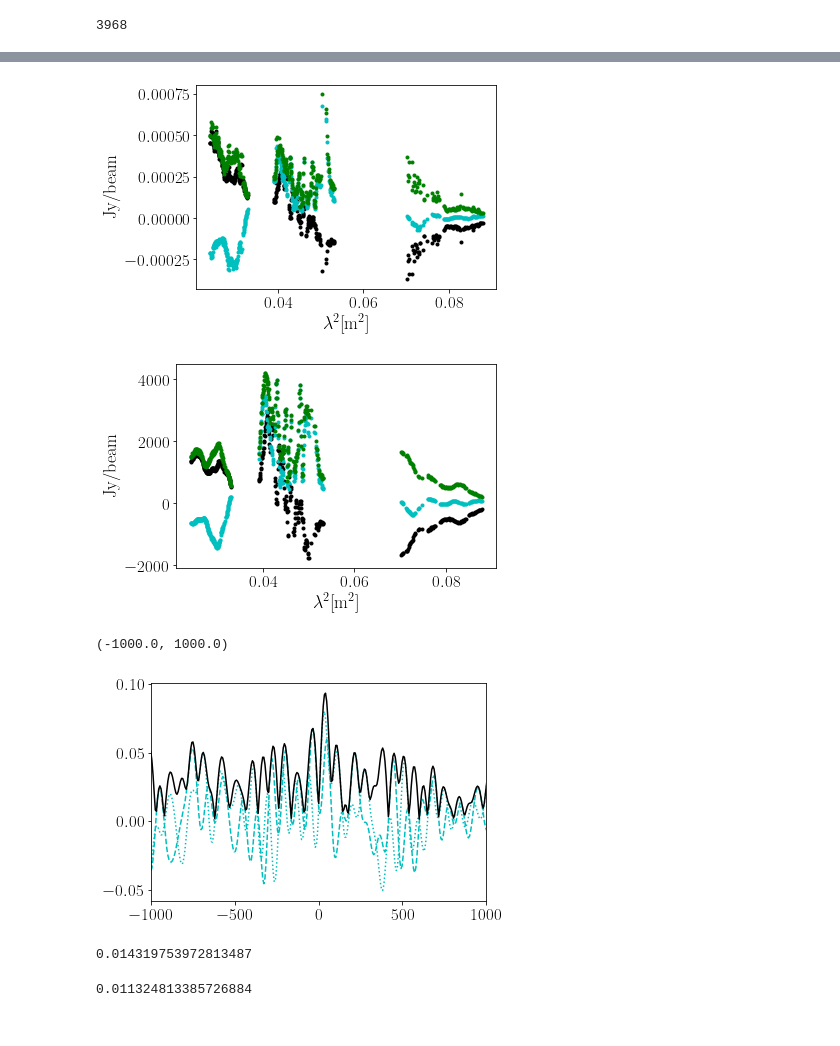
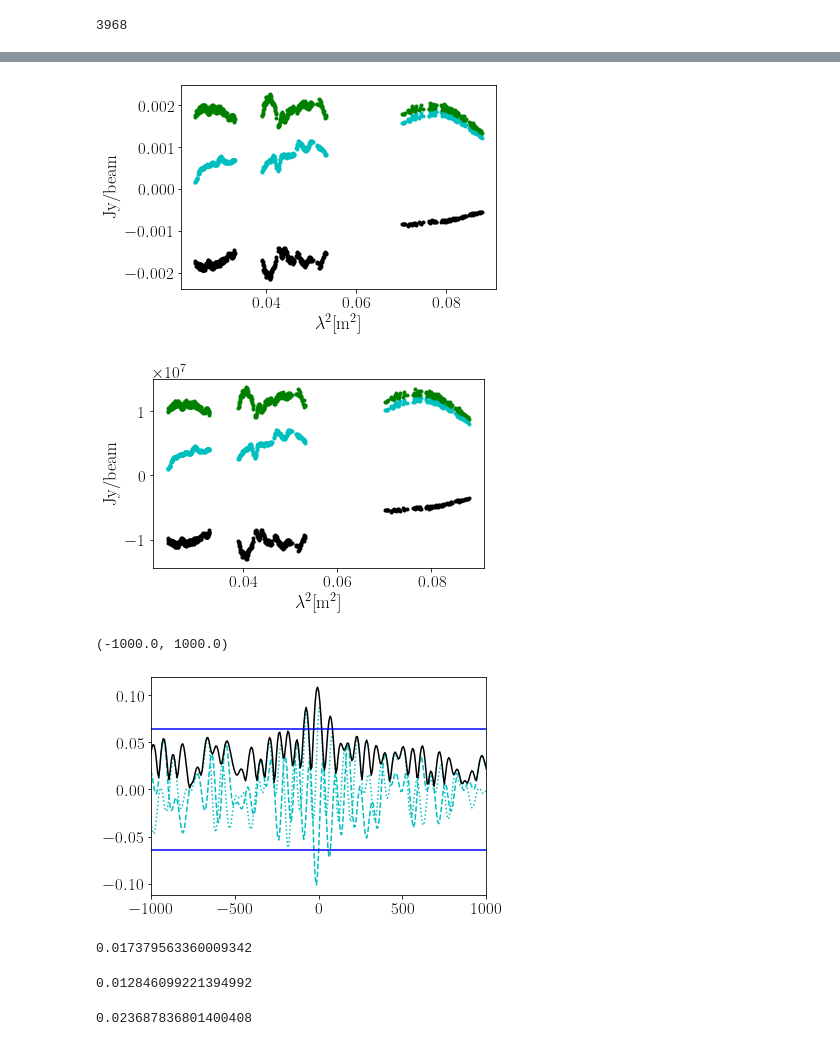
Before and after one commit to miguelcarcamov/csromer, a Jupyter notebook: sandboxes/test_LOS.ipynb, the cells around one changed output, grey strips where cells are left out. Saved outputs shown, nothing was run; the diff lists cells and outputs as text; code cells hidden in the pictures.

```diff
--- a/sandboxes/test_LOS.ipynb
+++ b/sandboxes/test_LOS.ipynb
@@ -61,10 +63,10 @@ spc_idx_name = "/home/miguel/Documents/datasets/A1314_JVLA/mfs/alpha.fits"
 hdul_alpha = fits.open(spc_idx_name, memmap=True)
 # %%
 # Get LOS
-title = "IC712 "
+title = "IC708 "
 #coord = SkyCoord(ra=173.498*un.deg, dec=49.063*un.deg, frame="fk5") # IC708
-coord = SkyCoord(ra=173.705*un.deg, dec=49.078*un.deg, frame="fk5") # IC712
-#coord = SkyCoord(ra=173.694*un.deg, dec=48.957*un.deg, frame="fk5") # IC711
+#coord = SkyCoord(ra=173.705*un.deg, dec=49.078*un.deg, frame="fk5") # IC712
+coord = SkyCoord(ra=173.694*un.deg, dec=48.957*un.deg, frame="fk5") # IC711
 #coord = SkyCoord(ra=173.675*un.deg, dec=48.973*un.deg, frame="fk5") # IC711 tail peak
 #coord = SkyCoord(ra=173.470*un.deg, dec=49.075*un.deg, frame="fk5") # IC708 North Lobe peak
 #coord = SkyCoord(ra=173.470*un.deg, dec=49.057*un.deg, frame="fk5") # IC708 South Lobe peak
@@ -165,6 +167,7 @@ plt.tight_layout()
 # %%
 uni_theo_noise = np.mean(measurements.sigma)/np.sqrt(2*measurements.m)
-theo_noise = measurements.theo_noise
-print(measurements.theo_noise*1000.0)
-print(theo_noise*1000.0)
-#measurements.sigma = theo_noise * np.ones_like(measurements.sigma)
+#theo_noise = measurements.theo_noise
+theo_noise = uni_theo_noise
+#print(measurements.theo_noise*1000.0)
+#print(theo_noise*1000.0)
+measurements.sigma = theo_noise * np.ones_like(measurements.sigma)
@@ -270,5 +270,5 @@ theo_noise * 1000.0
 # %%
 #wav = None
-wav = DiscreteWavelet(wavelet_name="db4", mode="periodization", append_signal=True)
-#wav = UndecimatedWavelet(wavelet_name="coif2", mode="periodization", append_signal=False)
+#wav = DiscreteWavelet(wavelet_name="coif3", mode="periodization", append_signal=False)
+wav = UndecimatedWavelet(wavelet_name="sym2", mode="periodization", append_signal=False)
 # %%
@@ -345,7 +357,7 @@ plt.ylabel(r'Jy/beam')
 plt.tight_layout()
 #plt.savefig('polarized.png', dpi=100, bbox_inches='tight')
 # %% [output]
-[figure, old version]
+[figure, new version]
 # %%
 fitted = measurements.w * measurements.model_data / measurements.s
 # %%
@@ -358,14 +370,16 @@ plt.ylabel(r'Jy/beam')
 plt.tight_layout()
 #plt.savefig('polarized.png', dpi=100, bbox_inches='tight')
 # %% [output]
-[figure, old version]
+[figure, new version]
 # %%
 F_residual = dft.backward(measurements.residual)
 plt.plot(parameter.phi, F_residual.real*1000.0, 'c--', label=r"Stokes $Q$")
 plt.plot(parameter.phi, F_residual.imag*1000.0, 'c:', label=r"Stokes $U$")
 plt.plot(parameter.phi, np.abs(F_residual)*1000.0, 'k-', label=r"$|P|$")
+plt.axhline (y = 5*theo_noise*1000.0, color = 'b')
+plt.axhline (y = -5*theo_noise*1000.0, color = 'b')
 plt.xlim([-1000,1000])
 # %% [output]
 (-1000.0, 1000.0)
-[figure, old version]
+[figure, new version]
 # %%
@@ -374,10 +388,14 @@ conv_model = X.convolve(normalized=True) + F_residual
 noise_residual = 0.5*(np.std(F_residual.real) + np.std(F_residual.imag))
 noise_residual * 1000.0
 # %% [output]
-0.014319753972813487
+0.017379563360009342
+# %%
+theo_noise*1000.0
+# %% [output]
+0.012846099221394992
 # %%
 noise = 0.5*(np.std(F_dirty.real[np.abs(parameter.phi)>parameter.max_faraday_depth*0.8]) + np.std(F_dirty.imag[np.abs(parameter.phi)>parameter.max_faraday_depth*0.8]))
 noise * 1000.0
 # %% [output]
-0.011324813385726884
+0.023687836801400408
 # %%
```
Also changed, not shown: parts of 35 cells of this notebook, 8 other files.
